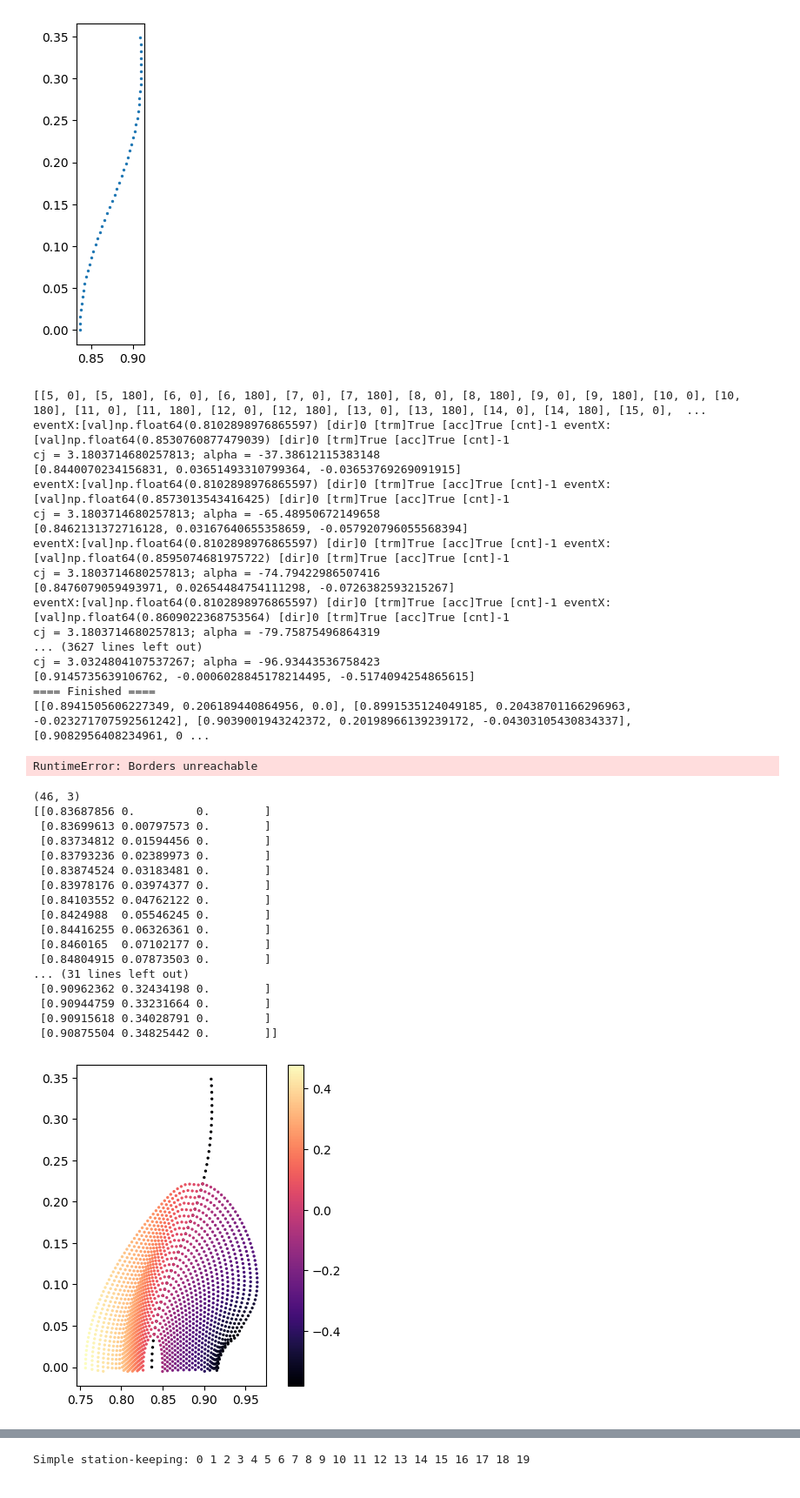
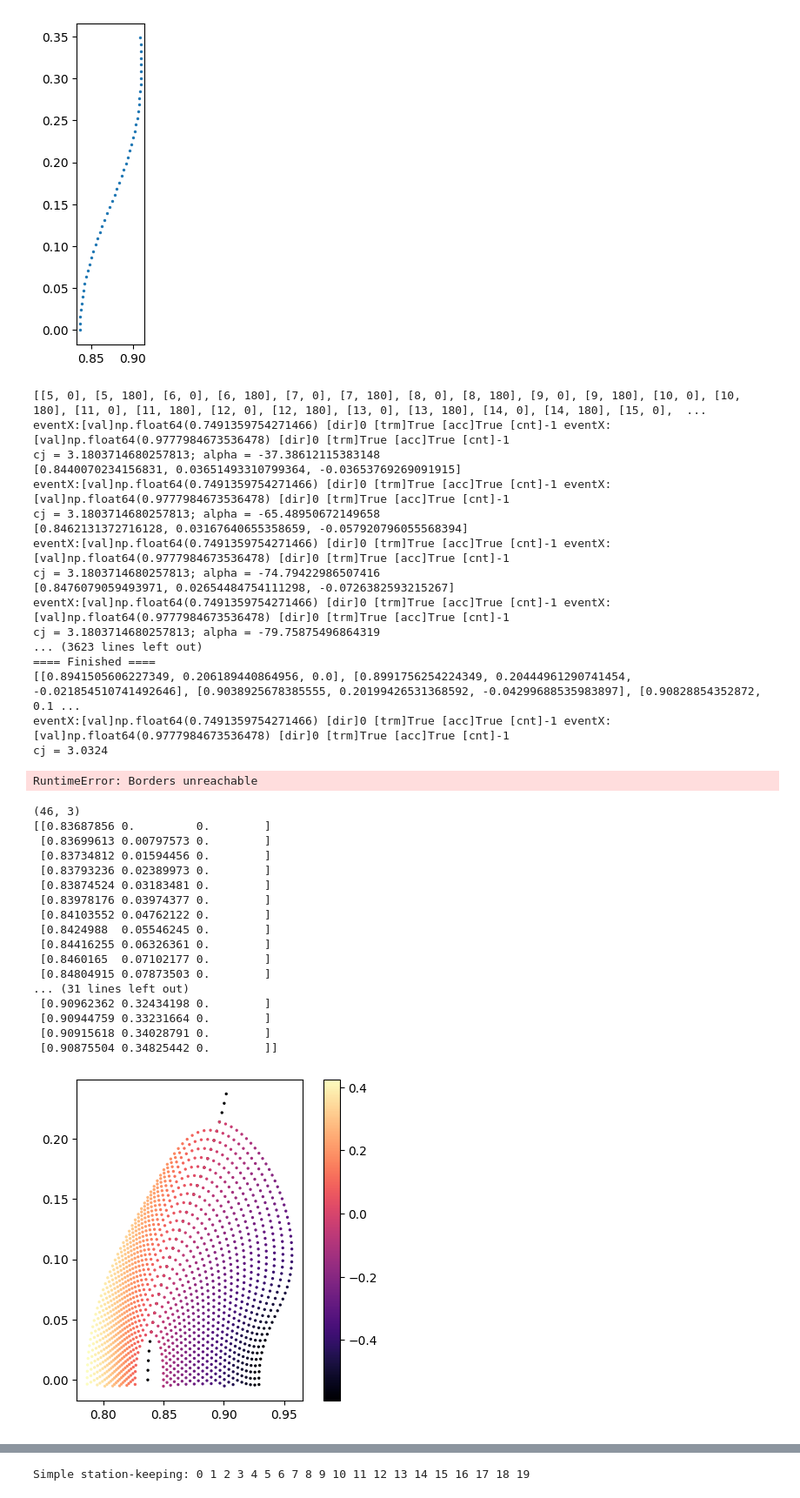
Before and after one commit to tka4nik/crtbp_diploma, a Jupyter notebook: initial_state_map_zero_velocity_line.ipynb, the cells around one changed output, grey strips where cells are left out. Shown at 87% size. Cells and saved outputs as stored; diff of their text form; code cells hidden in the pictures.

```diff
--- a/initial_state_map_zero_velocity_line.ipynb
+++ b/initial_state_map_zero_velocity_line.ipynb
@@ -123,7 +123,7 @@ np.save('zvl_2',zero_velocity_line)
 # %%
 from matplotlib import pyplot as plt
 
-data = np.load('zvl_2.npy')
+data = np.load('data/contour_points/zvl/zvl_2.npy')
 plt.scatter(data[:,0], data[:,1], s=2)
 ax = plt.gca()
 ax.set_aspect('equal', adjustable='box')
@@ -171,18 +171,18 @@ def calculate_contour_line_of_jakobi_constant(model, initial_state, alpha, point
 
     points.append(initial_state[[0, 2, 4]].tolist())
 
-    left = op.eventX(model.L1 - 10 * one_thousand_kms)
-    right = op.eventX(model.L1 + 30 * one_thousand_kms)
+    left = op.eventX(model.L1 - 33 * one_thousand_kms)
+    right = op.eventX(model.L1 + 53 * one_thousand_kms)
 
-    # for i in range(30):
     while points[-1][1] > 0:
-        if alpha > 90:
-            left = op.eventX(initial_state[0] - 4 * one_thousand_kms)
-        else:
-            right = op.eventX(initial_state[0] + 5 * one_thousand_kms)
         print(left, right)
         correction = op.border_correction(model, op.y_direction(), left, right)
-        next_point_with_same_jakoby_constant, alpha = calculate_next_point_with_same_jacoby_constant(correction, initial_state, Cj, alpha)
+        try:
+            next_point_with_same_jakoby_constant, alpha = calculate_next_point_with_same_jacoby_constant(correction, initial_state, Cj, alpha)
+        except (RuntimeError, ValueError) as e:
+            print(e, sep=' ')
+            print(f"next point from {points[-1]} failed!")
+            break
         initial_state = next_point_with_same_jakoby_constant
         points.append(initial_state[[0, 2, 4]].tolist())
         print(points[-1])
@@ -206,27 +206,27 @@ for point in initial_state_points:
     points.append(new_points)
 # %% [output]
 [[5, 0], [5, 180], [6, 0], [6, 180], [7, 0], [7, 180], [8, 0], [8, 180], [9, 0], [9, 180], [10, 0], [10, 180], [11, 0], [11, 180], [12, 0], [12, 180], [13, 0], [13, 180], [14, 0], [14, 180], [15, 0],  ...
-eventX:[val]np.float64(0.8102898976865597) [dir]0 [trm]True [acc]True [cnt]-1 eventX:[val]np.float64(0.8530760877479039) [dir]0 [trm]True [acc]True [cnt]-1
+eventX:[val]np.float64(0.7491359754271466) [dir]0 [trm]True [acc]True [cnt]-1 eventX:[val]np.float64(0.9777984673536478) [dir]0 [trm]True [acc]True [cnt]-1
 cj = 3.1803714680257813; alpha = -37.38612115383148
 [0.8440070234156831, 0.03651493310799364, -0.03653769269091915]
-eventX:[val]np.float64(0.8102898976865597) [dir]0 [trm]True [acc]True [cnt]-1 eventX:[val]np.float64(0.8573013543416425) [dir]0 [trm]True [acc]True [cnt]-1
+eventX:[val]np.float64(0.7491359754271466) [dir]0 [trm]True [acc]True [cnt]-1 eventX:[val]np.float64(0.9777984673536478) [dir]0 [trm]True [acc]True [cnt]-1
 cj = 3.1803714680257813; alpha = -65.48950672149658
 [0.8462131372716128, 0.03167640655358659, -0.057920796055568394]
-eventX:[val]np.float64(0.8102898976865597) [dir]0 [trm]True [acc]True [cnt]-1 eventX:[val]np.float64(0.8595074681975722) [dir]0 [trm]True [acc]True [cnt]-1
+eventX:[val]np.float64(0.7491359754271466) [dir]0 [trm]True [acc]True [cnt]-1 eventX:[val]np.float64(0.9777984673536478) [dir]0 [trm]True [acc]True [cnt]-1
 cj = 3.1803714680257813; alpha = -74.79422986507416
 [0.8476079059493971, 0.02654484754111298, -0.0726382593215267]
-eventX:[val]np.float64(0.8102898976865597) [dir]0 [trm]True [acc]True [cnt]-1 eventX:[val]np.float64(0.8609022368753564) [dir]0 [trm]True [acc]True [cnt]-1
+eventX:[val]np.float64(0.7491359754271466) [dir]0 [trm]True [acc]True [cnt]-1 eventX:[val]np.float64(0.9777984673536478) [dir]0 [trm]True [acc]True [cnt]-1
 cj = 3.1803714680257813; alpha = -79.75875496864319
-... (3627 lines left out)
-cj = 3.0324804107537267; alpha = -96.93443536758423
-[0.9145735639106762, -0.0006028845178214495, -0.5174094254865615]
+... (3623 lines left out)
 ==== Finished ====
-[[0.8941505606227349, 0.206189440864956, 0.0], [0.8991535124049185, 0.20438701166296963, -0.023271707592561242], [0.9039001943242372, 0.20198966139239172, -0.04303105430834337], [0.9082956408234961, 0 ...
+[[0.8941505606227349, 0.206189440864956, 0.0], [0.8991756254224349, 0.20444961290741454, -0.021854510741492646], [0.9038925678385555, 0.20199426531368592, -0.04299688535983897], [0.90828854352872, 0.1 ...
+eventX:[val]np.float64(0.7491359754271466) [dir]0 [trm]True [acc]True [cnt]-1 eventX:[val]np.float64(0.9777984673536478) [dir]0 [trm]True [acc]True [cnt]-1
+cj = 3.0324
 RuntimeError: Borders unreachable
 # %%
 from matplotlib import pyplot as plt
 
-data = np.load('zvl_2.npy')
+data = np.load('data/contour_points/zvl/zvl_2.npy')
 data = np.c_[data, np.zeros(len(data))]
 print(data.shape)
 
@@ -235,34 +235,34 @@ for line in points:
     for point in line:
         data_points.append(point)
 
 data_points = np.array(data_points)
 
 print(data)
-plt.scatter(data[:,0], data[:,1], c=data[:,2], cmap='magma', s=2)
+plt.scatter(data[:32,0], data[:32,1], c=data[:32,2], cmap='magma', s=2)
 plt.scatter(data_points[:,0], data_points[:,1], c=data_points[:,2], cmap='magma', s=2)
 
 ax = plt.gca()
 ax.set_aspect('equal', adjustable='box')
 plt.colorbar()
 plt.show()
 # %% [output]
 (46, 3)
 [[0.83687856 0.         0.        ]
  [0.83699613 0.00797573 0.        ]
  [0.83734812 0.01594456 0.        ]
  [0.83793236 0.02389973 0.        ]
  [0.83874524 0.03183481 0.        ]
  [0.83978176 0.03974377 0.        ]
  [0.84103552 0.04762122 0.        ]
  [0.8424988  0.05546245 0.        ]
  [0.84416255 0.06326361 0.        ]
  [0.8460165  0.07102177 0.        ]
  [0.84804915 0.07873503 0.        ]
 ... (31 lines left out)
  [0.90962362 0.32434198 0.        ]
  [0.90944759 0.33231664 0.        ]
  [0.90915618 0.34028791 0.        ]
  [0.90875504 0.34825442 0.        ]]
-[figure, old version]
+[figure, new version]
 # %%
 import pickle
```
Also changed, not shown: parts of 5 cells of this notebook, 5 other files.
